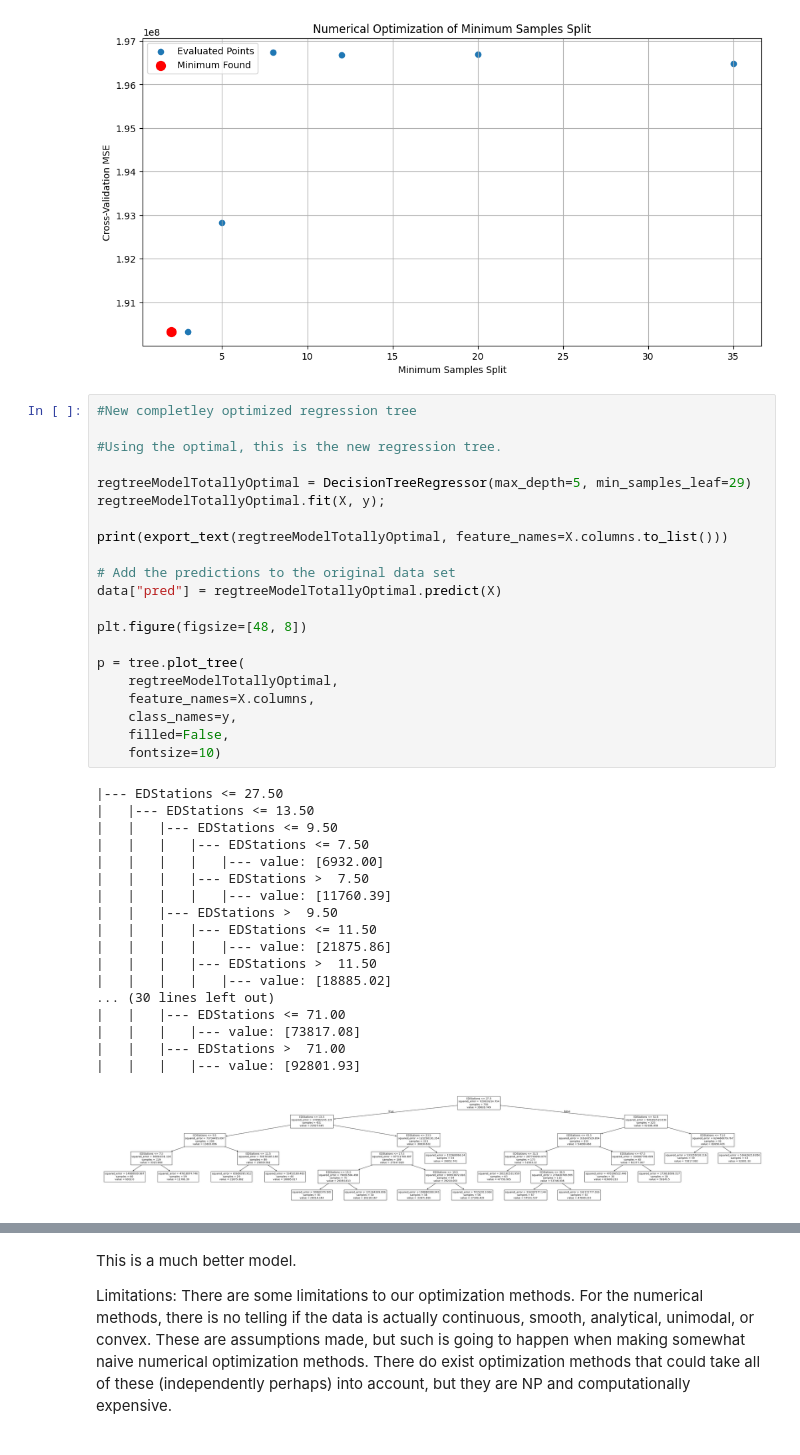
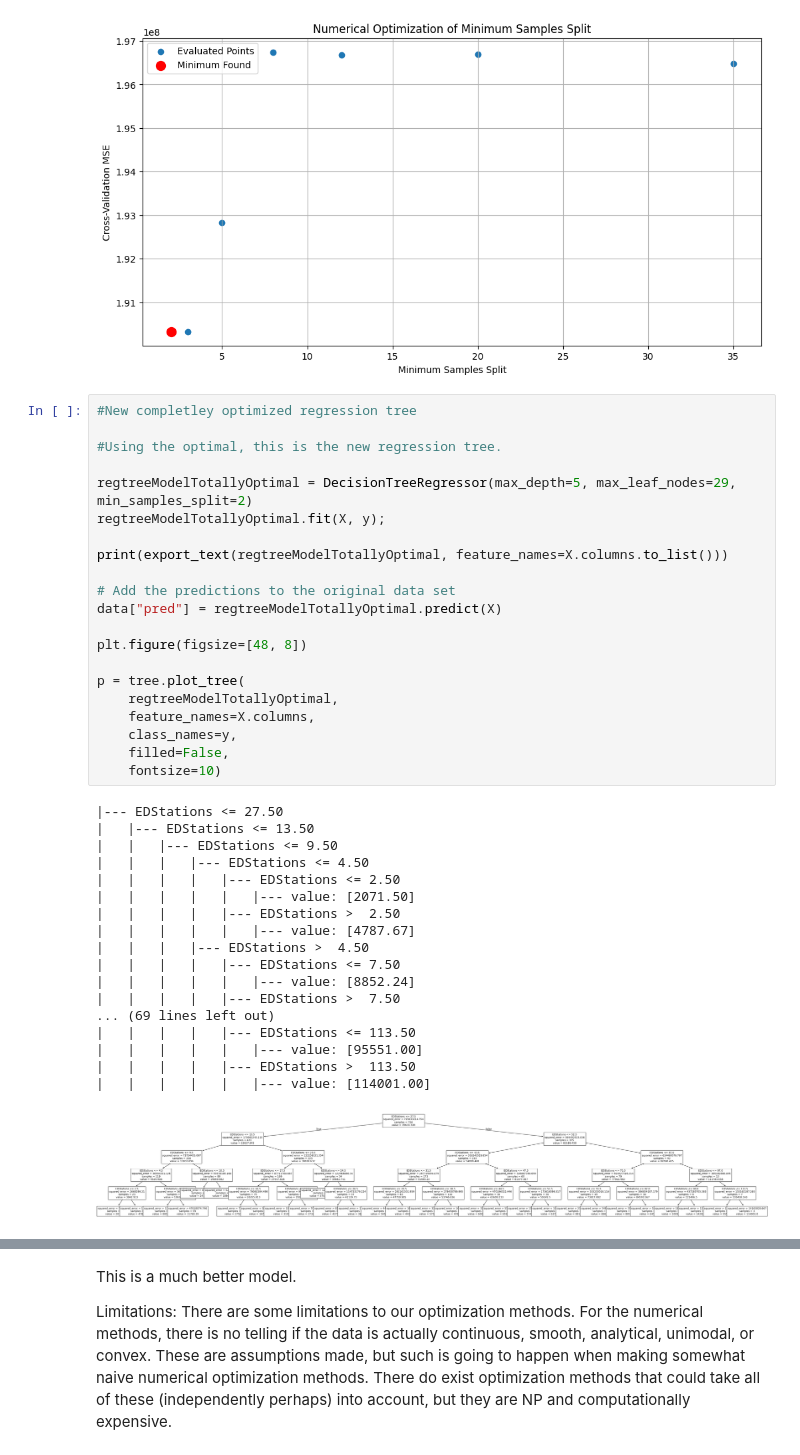
Before and after one commit to tovarrog24/Emergency-Department-Volume-and-Capacity, a Jupyter notebook: trees.ipynb, the cells around one changed output, grey strips where cells are left out. Saved outputs shown, nothing was run; the diff lists cells and outputs as text.

```diff
--- a/trees.ipynb
+++ b/trees.ipynb
@@ -358,43 +360,43 @@ Minimum CV MSE found: 190325816.6996816
 # %%
 #New completley optimized regression tree
 
 #Using the optimal, this is the new regression tree.
 
-regtreeModelTotallyOptimal = DecisionTreeRegressor(max_depth=5, min_samples_leaf=29)
+regtreeModelTotallyOptimal = DecisionTreeRegressor(max_depth=5, max_leaf_nodes=29, min_samples_split=2)
 regtreeModelTotallyOptimal.fit(X, y);
 
 print(export_text(regtreeModelTotallyOptimal, feature_names=X.columns.to_list()))
 
 # Add the predictions to the original data set
 data["pred"] = regtreeModelTotallyOptimal.predict(X)
 
 plt.figure(figsize=[48, 8])
 
 p = tree.plot_tree(
     regtreeModelTotallyOptimal,
     feature_names=X.columns,
     class_names=y,
     filled=False,
     fontsize=10)
 # %% [output]
 |--- EDStations <= 27.50
 |   |--- EDStations <= 13.50
 |   |   |--- EDStations <= 9.50
-|   |   |   |--- EDStations <= 7.50
-|   |   |   |   |--- value: [6932.00]
-|   |   |   |--- EDStations >  7.50
-|   |   |   |   |--- value: [11760.39]
-|   |   |--- EDStations >  9.50
-|   |   |   |--- EDStations <= 11.50
-|   |   |   |   |--- value: [21875.86]
-|   |   |   |--- EDStations >  11.50
-|   |   |   |   |--- value: [18885.02]
-... (30 lines left out)
-|   |   |--- EDStations <= 71.00
-|   |   |   |--- value: [73817.08]
-|   |   |--- EDStations >  71.00
-|   |   |   |--- value: [92801.93]
+|   |   |   |--- EDStations <= 4.50
+|   |   |   |   |--- EDStations <= 2.50
+|   |   |   |   |   |--- value: [2071.50]
+|   |   |   |   |--- EDStations >  2.50
+|   |   |   |   |   |--- value: [4787.67]
+|   |   |   |--- EDStations >  4.50
+|   |   |   |   |--- EDStations <= 7.50
+|   |   |   |   |   |--- value: [8852.24]
+|   |   |   |   |--- EDStations >  7.50
+... (69 lines left out)
+|   |   |   |   |--- EDStations <= 113.50
+|   |   |   |   |   |--- value: [95551.00]
+|   |   |   |   |--- EDStations >  113.50
+|   |   |   |   |   |--- value: [114001.00]
-[figure, old version]
+[figure, new version]
 # %%
 # Plot observed vs. predictions
 p = sns.scatterplot(data=data, x="EDStations", y="pred")
```
Also changed, not shown: parts of 15 cells of this notebook.
